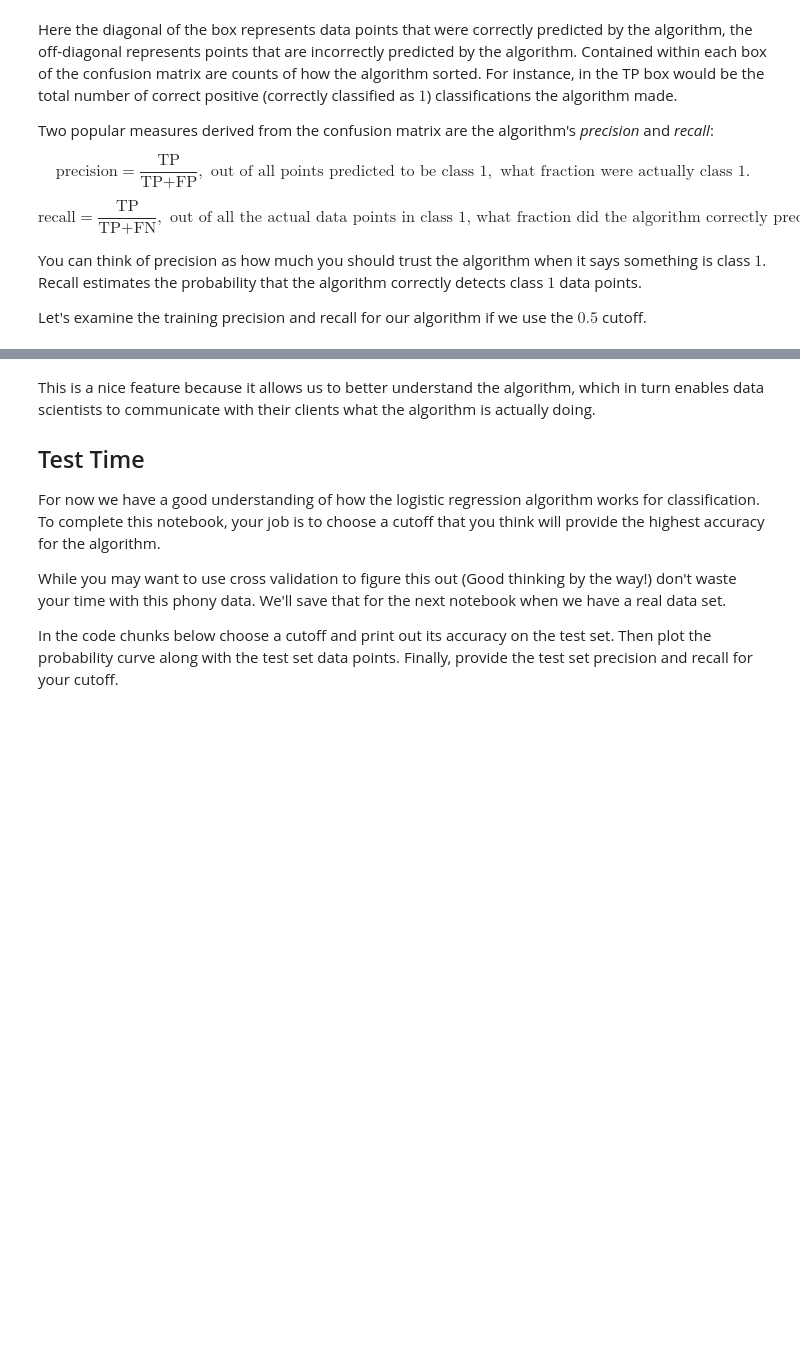
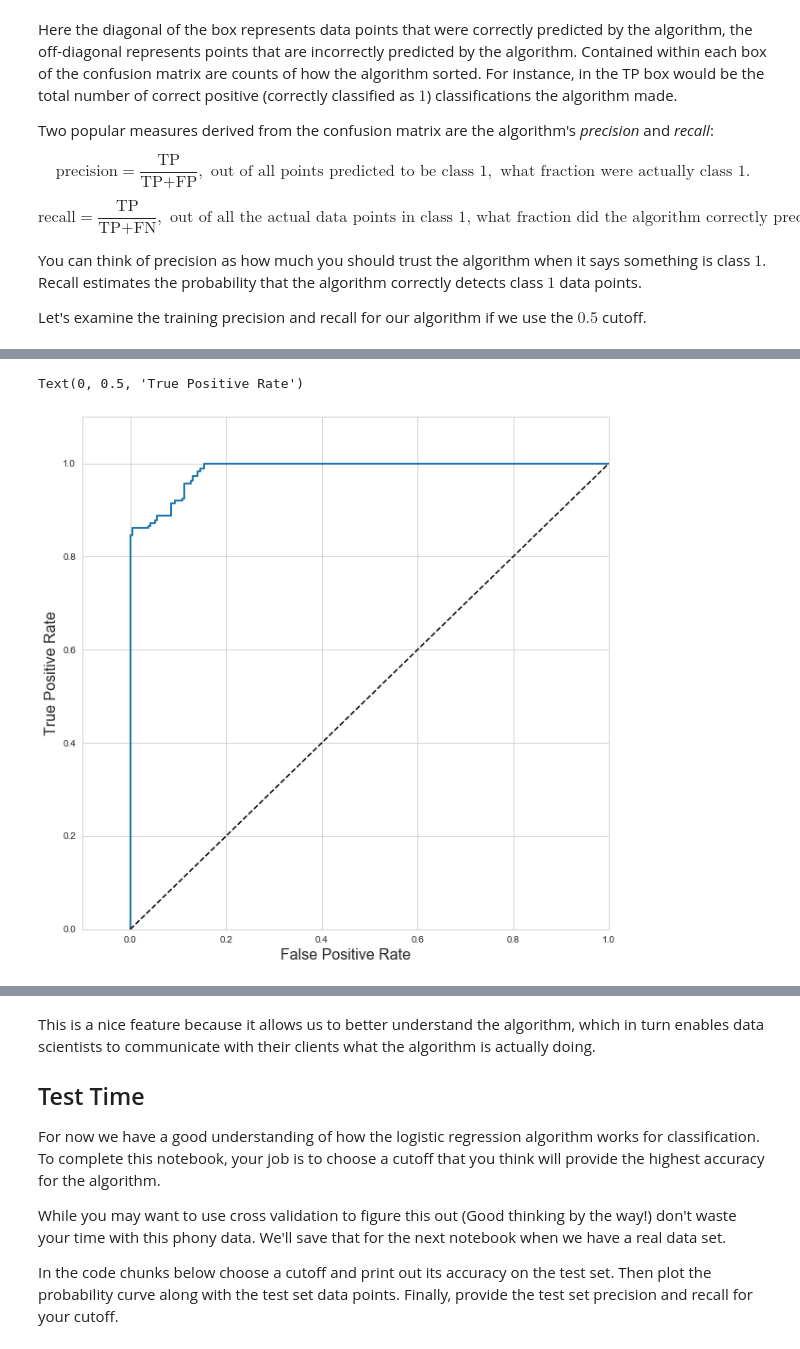
Before and after one commit to Slytherin1112/PythonCurriculum, a Jupyter notebook: Lectures/Classification/Notebook 2 - Logistic Regression, The Algorithm.ipynb, the cells around one changed output, grey strips where cells are left out. Cells and saved outputs as stored; diff of their text form; code cells hidden in the pictures; blank space fills up the shorter version.

```diff
--- a/Lectures/Classification/Notebook 2 - Logistic Regression, The Algorithm.ipynb
+++ b/Lectures/Classification/Notebook 2 - Logistic Regression, The Algorithm.ipynb
@@ -205,0 +219,20 @@ Other problem settings have additional performance measures, for instance in pub
+# %%
+# calculate fpr and tpr
+fpr, tpr, cutoffs = roc_curve(y_train,y_prob)
+# %%
+# plot the roc curve
+plt.figure(figsize=(10,10))
+
+# plot the curve
+plt.plot(fpr,tpr,linewidth=2)
+
+# plot what you'd get with random guessing
+plt.plot([0,1],[0,1],'k--')
+
+plt.axis([-0.1,1,0,1.1])
+
+plt.xlabel("False Positive Rate",fontsize=16)
+plt.ylabel("True Positive Rate",fontsize=16)
+# %% [output]
+Text(0, 0.5, 'True Positive Rate')
+[figure, added]
```
Also changed, not shown: parts of 14 cells of this notebook, 3 other files.
